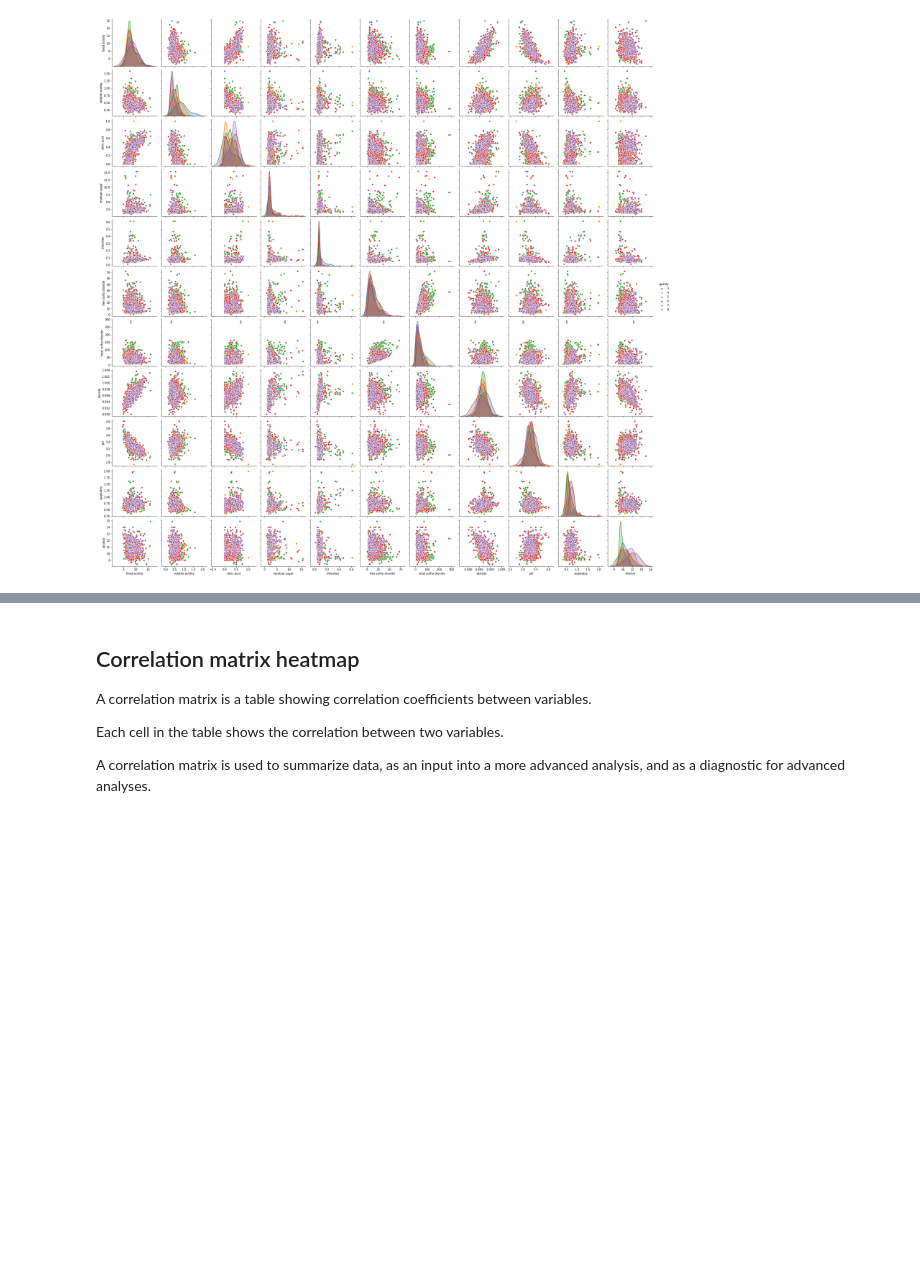
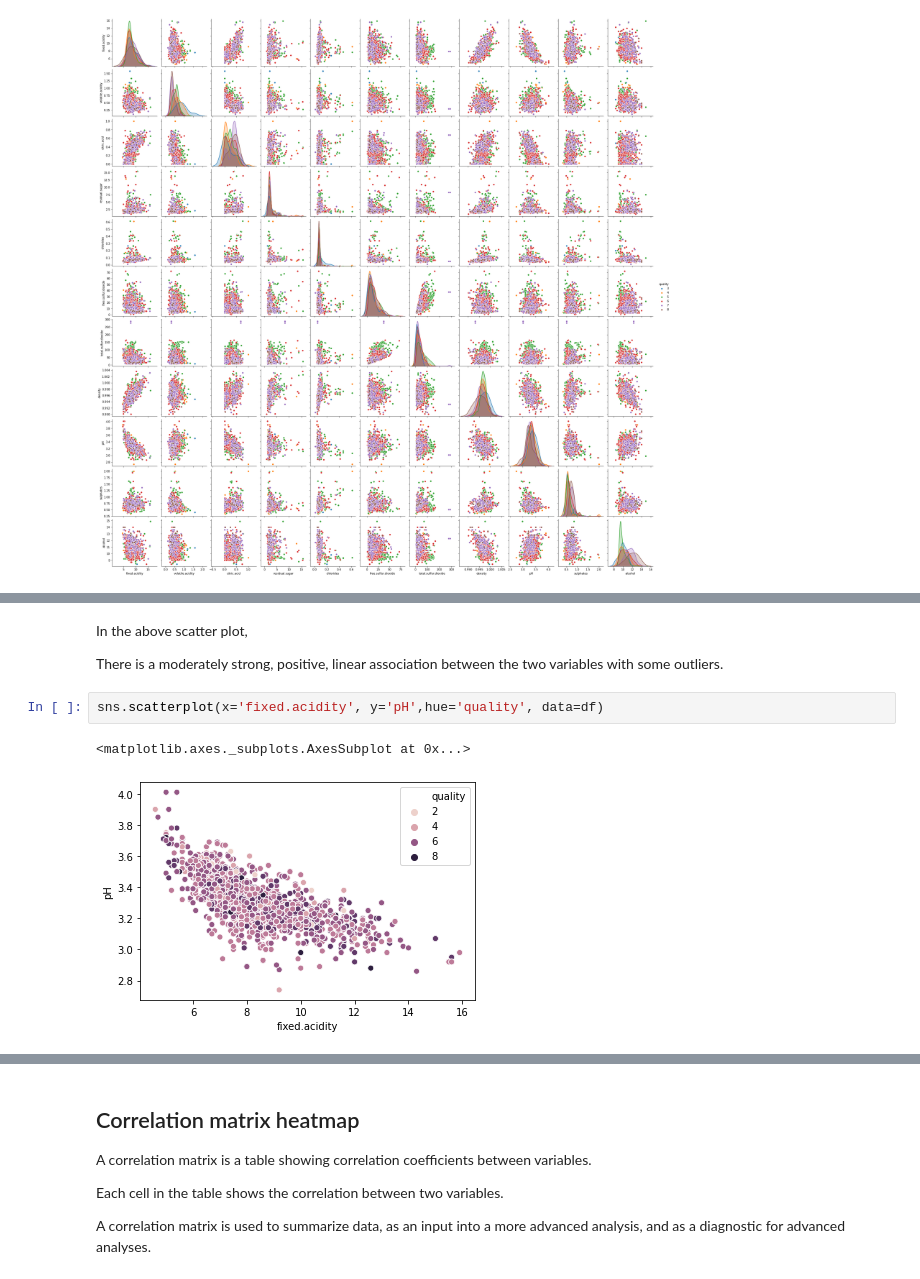
Before and after one commit to Nishidh25/Deeplearning-Models, a Jupyter notebook: red_wine_quality_visualization.ipynb, the cells around one changed output, grey strips where cells are left out. Saved outputs shown, nothing was run; the diff lists cells and outputs as text; blank space fills up the shorter version.

```diff
--- a/red_wine_quality_visualization.ipynb
+++ b/red_wine_quality_visualization.ipynb
@@ -152,0 +197,9 @@ sns.pairplot(df,hue='quality');
+# %% [markdown]
+In the above scatter plot,
+
+There is a moderately strong, positive, linear association between the two variables with some outliers.
+# %%
+sns.scatterplot(x='fixed.acidity', y='pH',hue='quality', data=df)
+# %% [output]
+<matplotlib.axes._subplots.AxesSubplot at 0x...>
+[figure, added]
```
Also changed, not shown: parts of 14 cells of this notebook.
